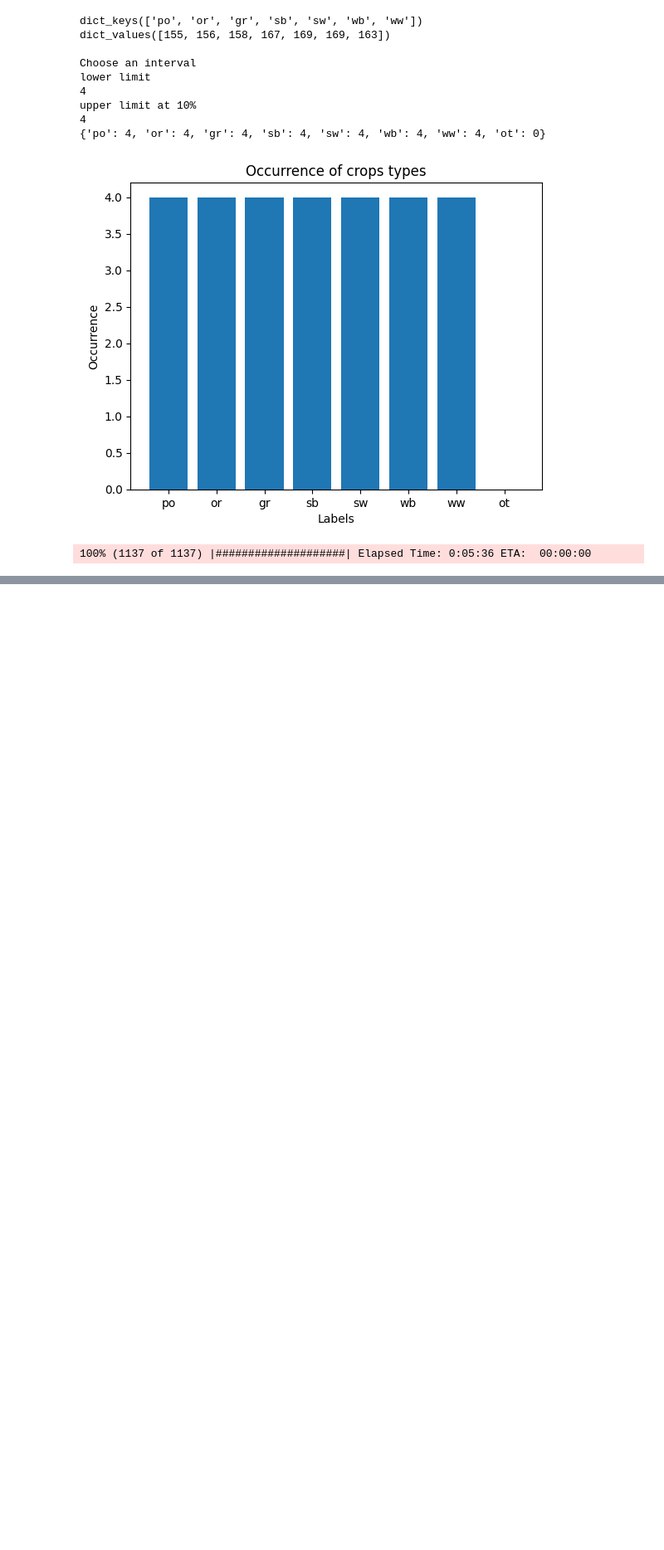
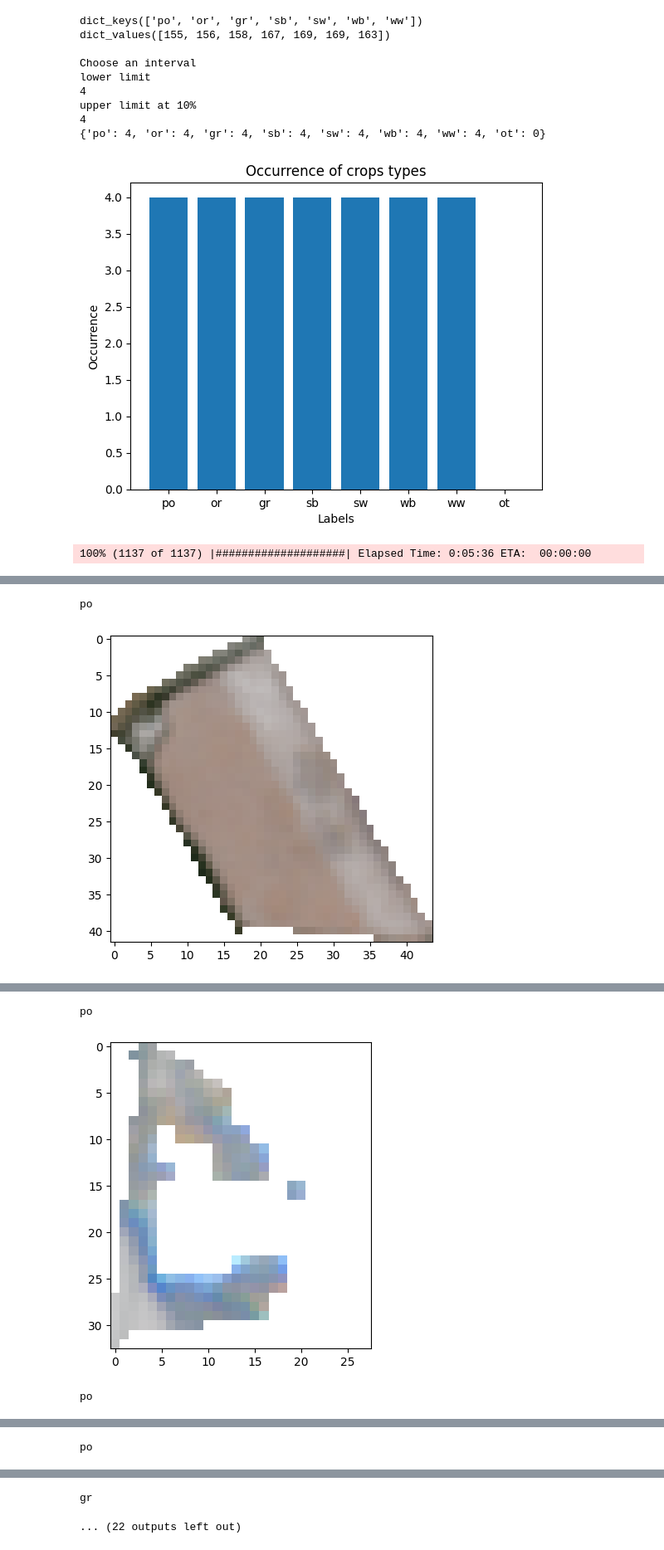
Before and after one commit to SighyQuelo/Crop_Classification, a Jupyter notebook: Dataset_creation.ipynb, the cells around one changed output, grey strips where cells are left out. Shown at 83% size. Drawn from its saved outputs; the diff is of its cells as text; code cells hidden in the pictures; blank space fills up the shorter version.

```diff
--- a/Dataset_creation.ipynb
+++ b/Dataset_creation.ipynb
@@ -141,0 +136,10 @@ np.savez("DataSet/data_25_01_reduced.npz", image=data['image'], cropcode=data['c
+# %%
+dataset = np.load("DataSet/data_21_01_jul.npz", allow_pickle=True)
+# %%
+def getSize(img):
+  c=0
+  for row in img:
+    for pix in row:
+      if not math.isnan(pix):
+        c+=1
+  return c
@@ -141,0 +221,15 @@ np.savez("DataSet/data_25_01_reduced.npz", image=data['image'], cropcode=data['c
+# %%
+dataset = np.load("DataSet/data_25_01_reduced.npz", allow_pickle=True)
+# %%
+image = dataset['image']
+cropcode = dataset['cropcode']
+
+codes = ['po', 'gr', 'sb']
+for i in range(len(cropcode)):
+  if cropcode[i] in codes:
+    img = image[i]
+    plt.figure()
+    plt.imshow(img [:, :,[3,2,1,7]]/(2**12))
+    print(cropcode[i])
+    plt.show()
+# %% [output]
@@ -141,0 +237,2 @@ np.savez("DataSet/data_25_01_reduced.npz", image=data['image'], cropcode=data['c
+po
+[figure, added]
@@ -141,0 +240,3 @@ np.savez("DataSet/data_25_01_reduced.npz", image=data['image'], cropcode=data['c
+po
+[figure, added]
+po
@@ -141,0 +244 @@ np.savez("DataSet/data_25_01_reduced.npz", image=data['image'], cropcode=data['c
+po
@@ -141,0 +247,2 @@ np.savez("DataSet/data_25_01_reduced.npz", image=data['image'], cropcode=data['c
+gr
+... (22 outputs left out)
```
Also changed, not shown: parts of 8 cells of this notebook, 1 other file.
